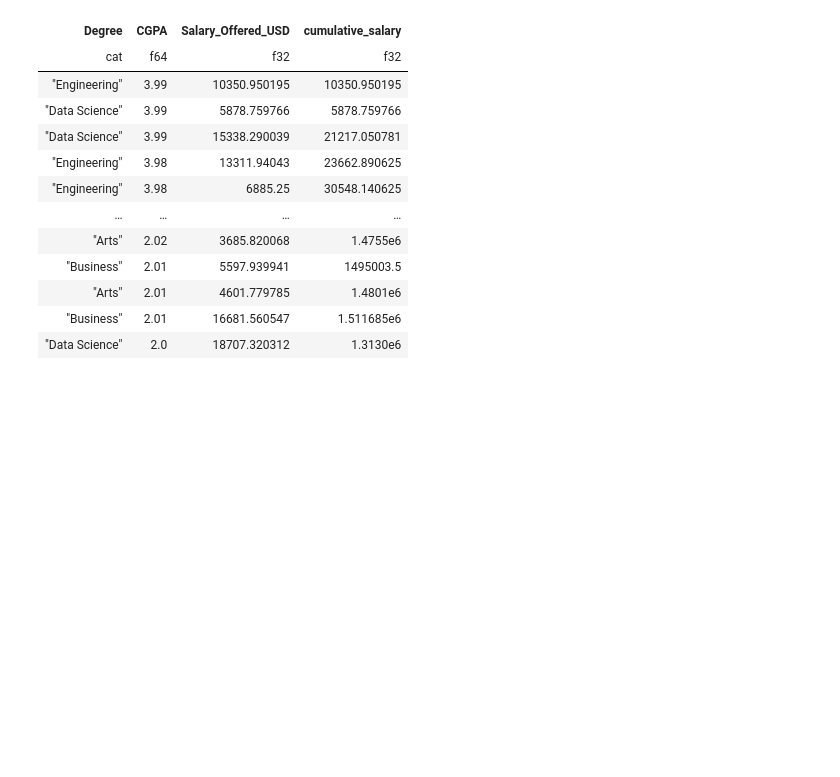
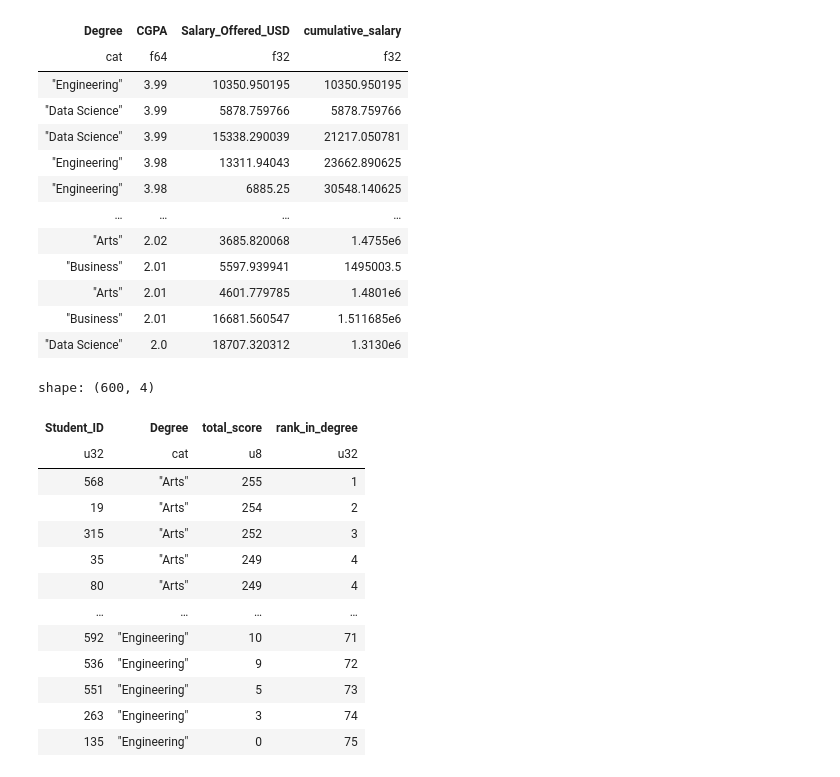
Before and after one commit to ZygimantasB/polars_library, a Jupyter notebook: kaggle/Student_Placement_Skills_2025.ipynb, the cells around one changed output. Cells and saved outputs as stored; diff of their text form; code cells hidden in the pictures; blank space fills up the shorter version.

Commit message:
Add ranking by total score within each degree in Student Placement Skills notebook.

```diff
--- a/kaggle/Student_Placement_Skills_2025.ipynb
+++ b/kaggle/Student_Placement_Skills_2025.ipynb
@@ -254,3 +277,37 @@ shape: (600, 4)
 | "Arts" | 2.01 | 4601.779785 | 1.4801e6 |
 | "Business" | 2.01 | 16681.560547 | 1.511685e6 |
 | "Data Science" | 2.0 | 18707.320312 | 1.3130e6 |
+# %%
+df.with_columns(
+    (
+        pl.col('Technical_Skills_Score_100') +
+        pl.col('Communication_Skills_Score_100') +
+        pl.col('Aptitude_Test_Score_100')
+    ).alias('total_score'),
+
+    (
+        pl.col('Technical_Skills_Score_100') +
+        pl.col('Communication_Skills_Score_100') +
+        pl.col('Aptitude_Test_Score_100')
+    )
+    .rank(method='dense', descending=True)
+    .over('Degree')
+    .alias('rank_in_degree')
+).select(
+    'Student_ID', 'Degree', 'total_score', 'rank_in_degree'
+).sort('Degree', 'rank_in_degree').collect(engine='streaming')
+# %% [output]
+shape: (600, 4)
+| Student_ID | Degree | total_score | rank_in_degree |
+| u32 | cat | u8 | u32 |
+| 568 | "Arts" | 255 | 1 |
+| 19 | "Arts" | 254 | 2 |
+| 315 | "Arts" | 252 | 3 |
+| 35 | "Arts" | 249 | 4 |
+| 80 | "Arts" | 249 | 4 |
+| … | … | … | … |
+| 592 | "Engineering" | 10 | 71 |
+| 536 | "Engineering" | 9 | 72 |
+| 551 | "Engineering" | 5 | 73 |
+| 263 | "Engineering" | 3 | 74 |
+| 135 | "Engineering" | 0 | 75 |
```
Also changed, not shown: parts of 1 cell of this notebook.
